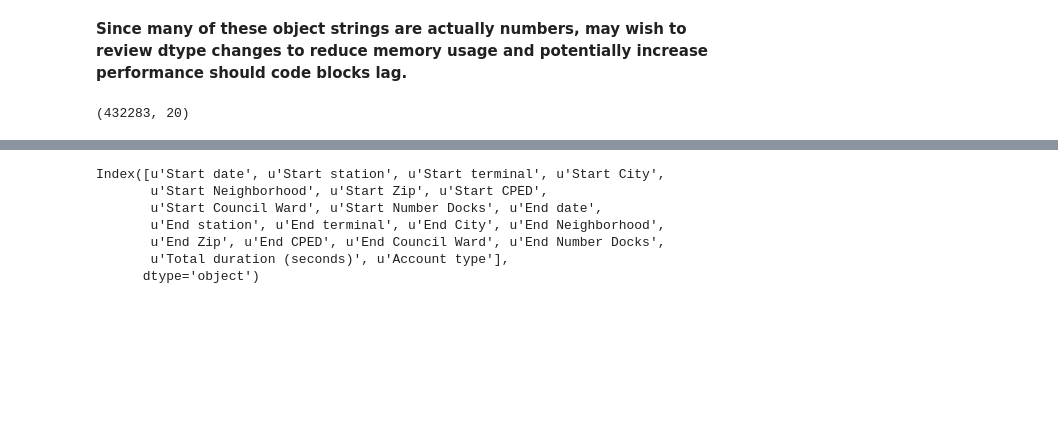
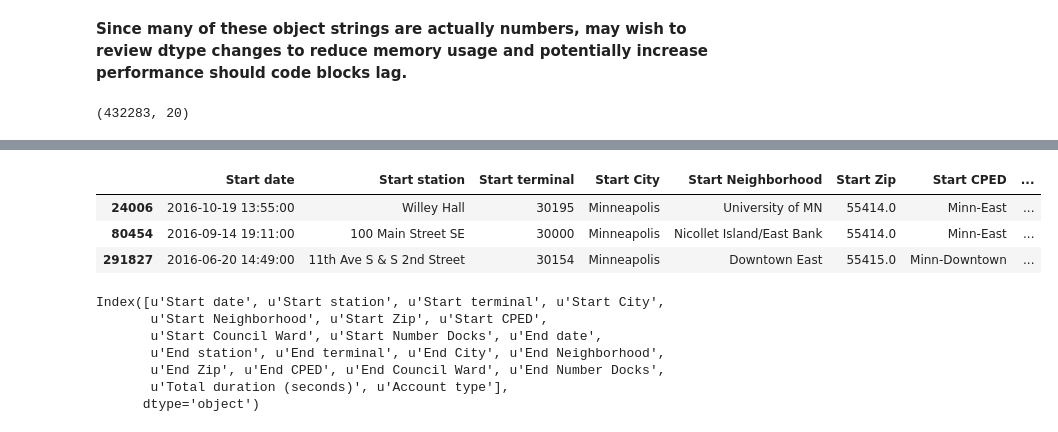
Before and after one commit to Larkin22/MN-Nice-Ride, a Jupyter notebook: MN Nice Ride - Ride Data 2016.ipynb, the cells around one changed output, grey strips where cells are left out. Saved outputs shown, nothing was run; the diff lists cells and outputs as text; code cells hidden in the pictures; blank space fills up the shorter version.

```diff
--- a/MN Nice Ride - Ride Data 2016.ipynb
+++ b/MN Nice Ride - Ride Data 2016.ipynb
@@ -162,3 +165,10 @@ mn_complete.head(2)
+# %%
+mn_complete.sample(3)
+# %% [output]
+|  | Start date | Start station | Start terminal | Start City | Start Neighborhood | Start Zip | Start CPED | ... |
+| 24006 | 2016-10-19 13:55:00 | Willey Hall | 30195 | Minneapolis | University of MN | 55414.0 | Minn-East | ... |
+| 80454 | 2016-09-14 19:11:00 | 100 Main Street SE | 30000 | Minneapolis | Nicollet Island/East Bank | 55414.0 | Minn-East | ... |
+| 291827 | 2016-06-20 14:49:00 | 11th Ave S & S 2nd Street | 30154 | Minneapolis | Downtown East | 55415.0 | Minn-Downtown | ... |
 # %%
 mn_complete.columns
 # %% [output]
```
Also changed, not shown: parts of 31 cells of this notebook.
